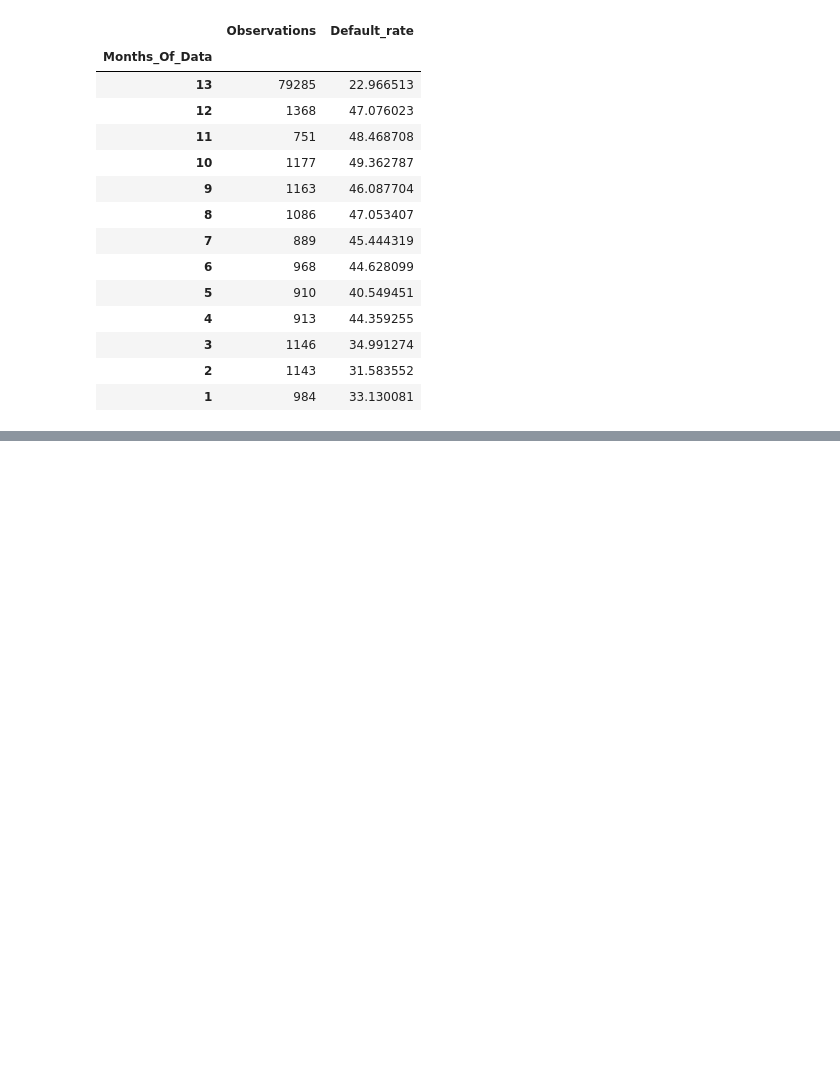
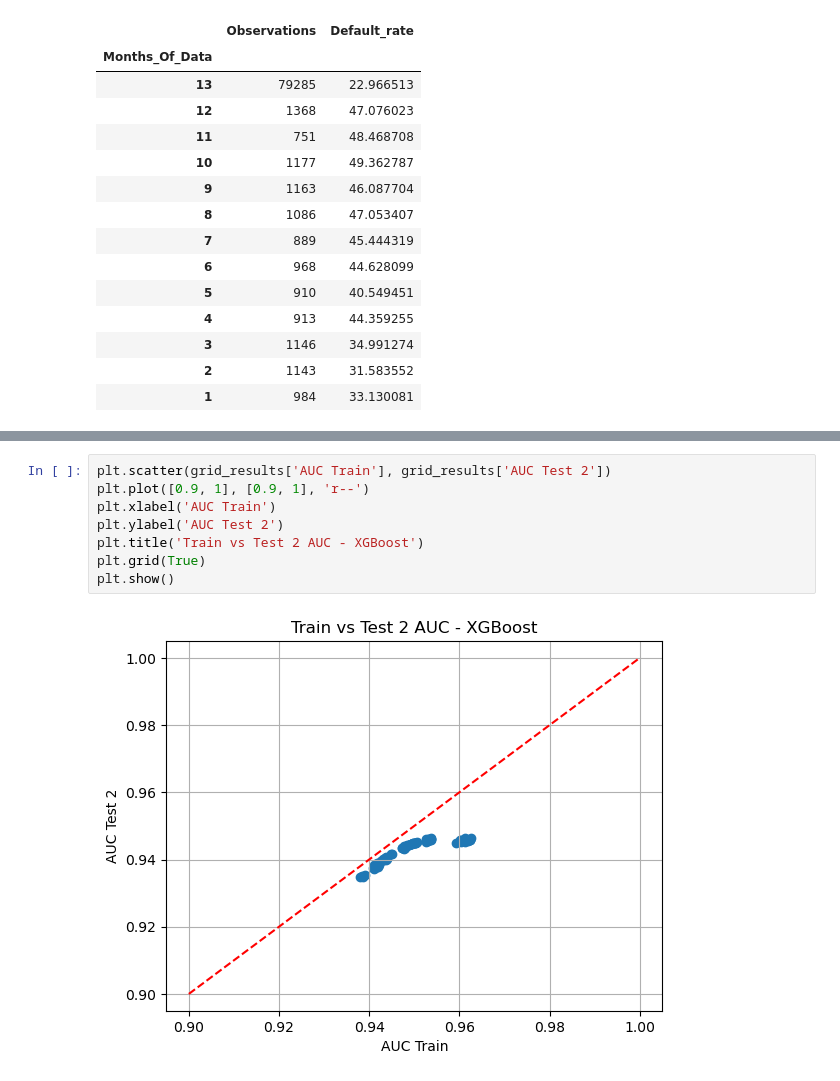
Before and after one commit to prathikraju/Credit_Risk_Project, a Jupyter notebook: Credi Risk Project.ipynb, the cells around one changed output, grey strips where cells are left out. Saved outputs shown, nothing was run; the diff lists cells and outputs as text; blank space fills up the shorter version.

```diff
--- a/Credi Risk Project.ipynb
+++ b/Credi Risk Project.ipynb
@@ -279,0 +639,10 @@ result
+# %%
+plt.scatter(grid_results['AUC Train'], grid_results['AUC Test 2'])
+plt.plot([0.9, 1], [0.9, 1], 'r--')
+plt.xlabel('AUC Train')
+plt.ylabel('AUC Test 2')
+plt.title('Train vs Test 2 AUC - XGBoost')
+plt.grid(True)
+plt.show()
+# %% [output]
+[figure, added]
```
Also changed, not shown: parts of 46 cells of this notebook.
